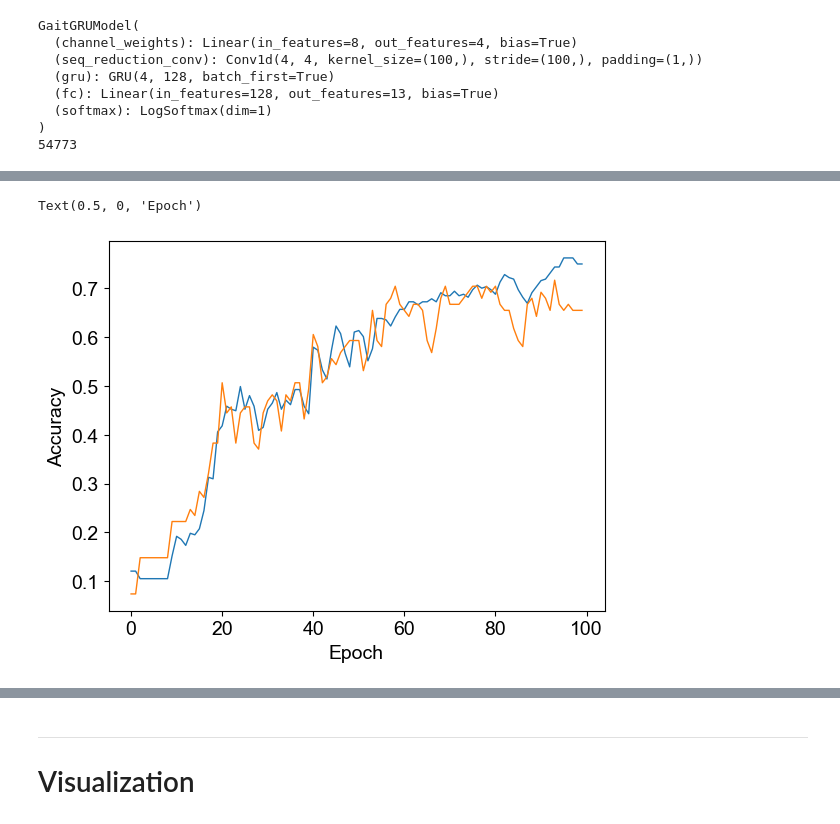
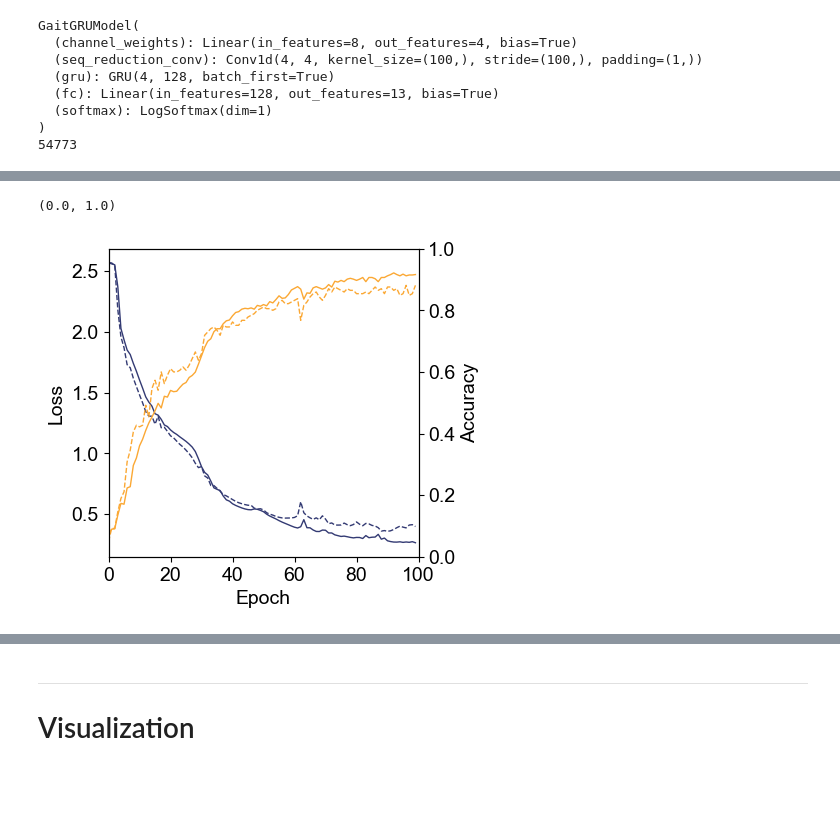
Before and after one commit to BailabUNC/oxene-nn, a Jupyter notebook: training.ipynb, the cells around one changed output, grey strips where cells are left out. Cells and saved outputs as stored; diff of their text form; code cells hidden in the pictures; blank space fills up the shorter version.

```diff
--- a/training.ipynb
+++ b/training.ipynb
@@ -167,11 +159,21 @@ Text(0.5, 0, 'Epoch')
-# %%
-plt.plot(train_accuracies)
-plt.plot(test_accuracies)
-plt.ylabel('Accuracy')
-plt.xlabel('Epoch')
-# %% [output]
-Text(0.5, 0, 'Epoch')
-[figure, removed]
+# %%
+fig = plt.figure(figsize=(4, 4))
+ax = fig.add_subplot()
+plt.plot(train_losses, c='#333A73')
+plt.plot(test_losses, '--', c='#333A73')
+plt.xlim(0, 100)
+
+plt.ylabel('Loss')
+plt.xlabel('Epoch')
+
+ax = ax.twinx()
+plt.plot(train_accuracies, c='#FBA834')
+plt.plot(test_accuracies, '--', c='#FBA834')
+plt.ylabel('Accuracy')
+plt.ylim(0, 1)
+# %% [output]
+(0.0, 1.0)
+[figure, added]
 # %%
 print("Model's state_dict: ")
 for param_tensor in model.state_dict():
```
Also changed, not shown: parts of 9 cells of this notebook, 3 other files.
